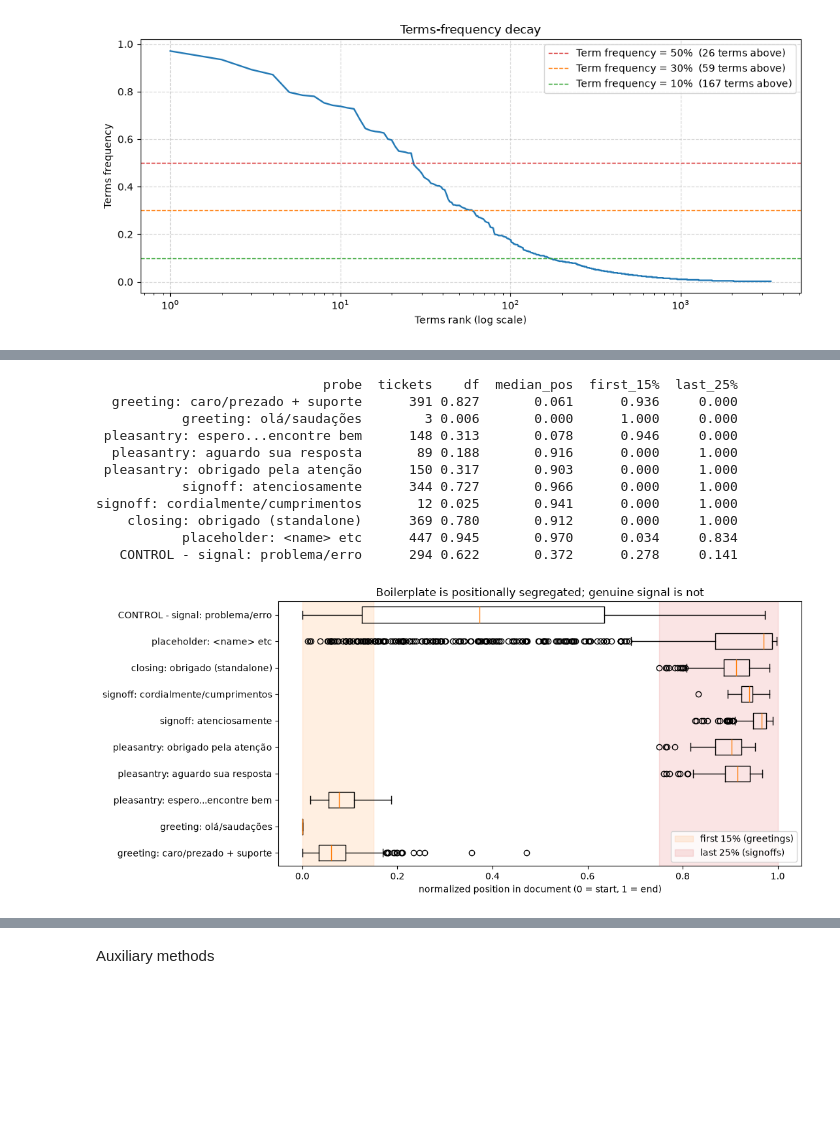
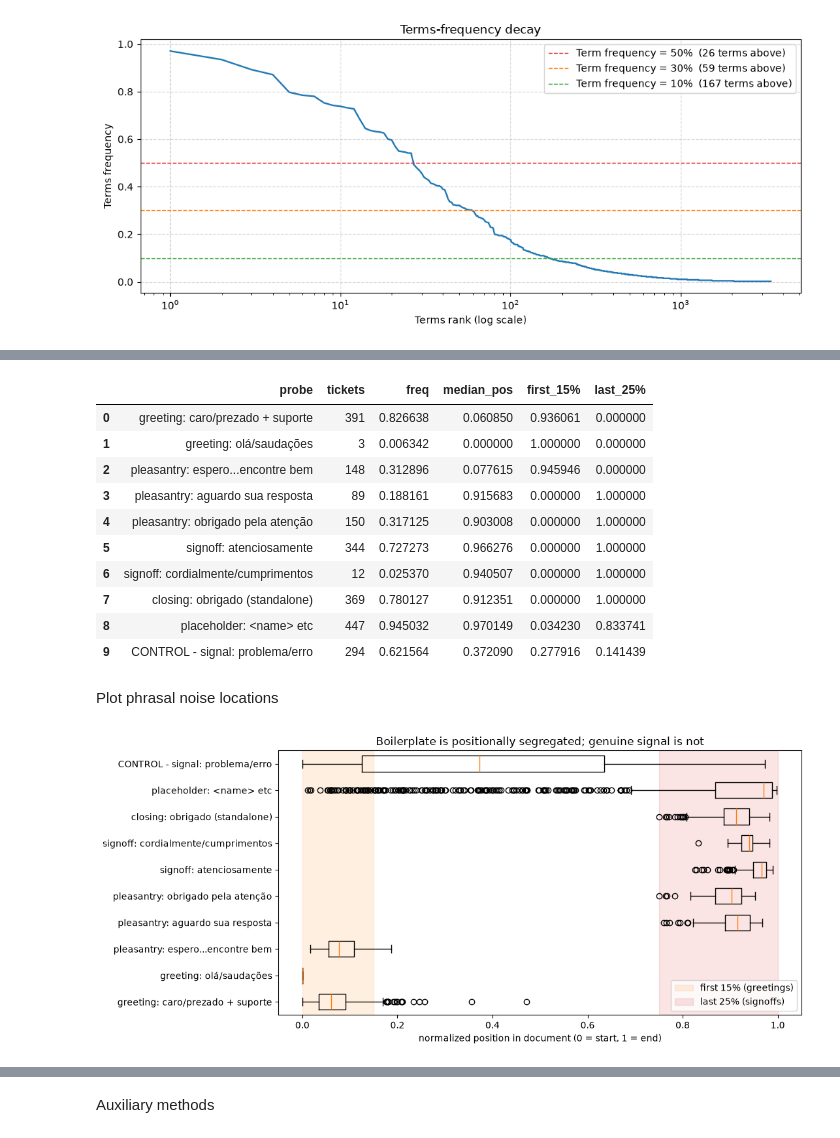
Before and after one commit to nicolaubruno/voll_technical_case, a Jupyter notebook: 1. Exploration.ipynb, the cells around one changed output, grey strips where cells are left out. Drawn from its saved outputs; the diff is of its cells as text; code cells hidden in the pictures; blank space fills up the shorter version.

```diff
--- a/1. Exploration.ipynb
+++ b/1. Exploration.ipynb
@@ -337,11 +343,11 @@ terms_frequency
 # %%
 fig, ax = plt.subplots(figsize=(10, 4.5))
 
-ax.plot(np.arange(1, len(terms_frequency) + 1), np.sort(terms_frequency["df_frac"])[::-1], lw=1.6)
+ax.plot(np.arange(1, len(terms_frequency) + 1), np.sort(terms_frequency["frequency"])[::-1], lw=1.6)
 ax.set_xscale("log")
 for threshold, colour in [(0.5, "tab:red"), (0.3, "tab:orange"), (0.1, "tab:green")]:
     ax.axhline(threshold, ls="--", lw=1, color=colour,
-               label=f"Term frequency = {threshold:.0%}  ({(terms_frequency['df_frac'] > threshold).sum()} terms above)")
+               label=f"Term frequency = {threshold:.0%}  ({(terms_frequency['frequency'] > threshold).sum()} terms above)")
 ax.set_xlabel("Terms rank (log scale)")
 ax.set_ylabel("Terms frequency")
 ax.set_title("Terms-frequency decay")
@@ -349,6 +355,7 @@ ax.grid(linestyle="--", alpha=0.5)
 ax.legend()
 
 plt.tight_layout()
+plt.savefig("images/terms_frequency_decay.png", dpi=300)
 plt.show()
 # %% [output]
 [figure]
@@ -403,61 +404,74 @@ substitution. A signal control (`problema|erro|falha`) is included for contrast.
 # %%
 # Probe families of boilerplate, plus one genuine-signal control for contrast.
 PROBES = {
     "greeting: caro/prezado + suporte":   r"(?i)\b(caro|cara|prezad[oa]s?)\b[^.\n]{0,60}\b(suporte|atendimento|equipe|time|cliente)\b",
     "greeting: olá/saudações":            r"(?i)^\s*(ol[áa]|sauda[çc][õo]es)\b",
     "pleasantry: espero...encontre bem":  r"(?i)espero que (esta|este)[^.]{0,40}encontre[^.]{0,20}bem",
     "pleasantry: aguardo sua resposta":   r"(?i)aguard(o|ando|amos)[^.]{0,30}resposta",
     "pleasantry: obrigado pela atenção":  r"(?i)obrigad[oa][^.]{0,40}aten[çc][ãa]o",
     "signoff: atenciosamente":            r"(?i)\batenciosamente\b",
     "signoff: cordialmente/cumprimentos": r"(?i)\b(cordialmente|melhores cumprimentos|atentamente)\b",
     "closing: obrigado (standalone)":     r"(?i)\bobrigad[oa]\b",
     "placeholder: <name> etc":            r"<[^<>\n]{1,60}>",
     "CONTROL - signal: problema/erro":    r"(?i)\b(problema|erro|falha|defeito)\b",
 }
 
 positions, rows = {}, []
 for label, pattern in PROBES.items():
     rx = re.compile(pattern, re.M)
     found, n_tickets = [], 0
+
     for text in cleaned_tickets_df["full_text"]:
         matches = list(rx.finditer(text))
         if matches:
             n_tickets += 1
             found.extend(m.start() / len(text) for m in matches)
     if not found:
         continue
+
     found = np.array(found)
     positions[label] = found
-    rows.append({"probe": label, "tickets": n_tickets, "df": n_tickets / NUMBER_DOCS,
-                 "median_pos": np.median(found),
-                 "first_15%": (found < 0.15).mean(), "last_25%": (found > 0.75).mean()})
+    rows.append({
+        "probe": label,
+        "tickets": n_tickets,
+        "freq": n_tickets / NUMBER_DOCS,
+        "median_pos": np.median(found),
+        "first_15%": (found < 0.15).mean(),
+        "last_25%": (found > 0.75).mean()
+    })
 
-print(pd.DataFrame(rows).to_string(index=False, float_format=lambda v: f"{v:.3f}"))
-
-fig, ax = plt.subplots(figsize=(11, 5))
-labels = list(positions)
-ax.boxplot([positions[l] for l in labels], orientation="horizontal",
-           tick_labels=labels, widths=.6)
-ax.axvspan(0, 0.15, color="tab:orange", alpha=.12, label="first 15% (greetings)")
-ax.axvspan(0.75, 1.0, color="tab:red", alpha=.12, label="last 25% (signoffs)")
-ax.set_xlabel("normalized position in document (0 = start, 1 = end)")
-ax.set_title("Boilerplate is positionally segregated; genuine signal is not")
-ax.legend(loc="lower right")
-plt.tight_layout()
-plt.show()
+pd.DataFrame(rows)
 # %% [output]
-                             probe  tickets    df  median_pos  first_15%  last_25%
-  greeting: caro/prezado + suporte      391 0.827       0.061      0.936     0.000
-           greeting: olá/saudações        3 0.006       0.000      1.000     0.000
- pleasantry: espero...encontre bem      148 0.313       0.078      0.946     0.000
-  pleasantry: aguardo sua resposta       89 0.188       0.916      0.000     1.000
- pleasantry: obrigado pela atenção      150 0.317       0.903      0.000     1.000
-           signoff: atenciosamente      344 0.727       0.966      0.000     1.000
-signoff: cordialmente/cumprimentos       12 0.025       0.941      0.000     1.000
-    closing: obrigado (standalone)      369 0.780       0.912      0.000     1.000
-           placeholder: <name> etc      447 0.945       0.970      0.034     0.834
-   CONTROL - signal: problema/erro      294 0.622       0.372      0.278     0.141
-[figure, removed]
+|  | probe | tickets | freq | median_pos | first_15% | last_25% |
+| 0 | greeting: caro/prezado + suporte | 391 | 0.826638 | 0.060850 | 0.936061 | 0.000000 |
+| 1 | greeting: olá/saudações | 3 | 0.006342 | 0.000000 | 1.000000 | 0.000000 |
+| 2 | pleasantry: espero...encontre bem | 148 | 0.312896 | 0.077615 | 0.945946 | 0.000000 |
+| 3 | pleasantry: aguardo sua resposta | 89 | 0.188161 | 0.915683 | 0.000000 | 1.000000 |
+| 4 | pleasantry: obrigado pela atenção | 150 | 0.317125 | 0.903008 | 0.000000 | 1.000000 |
+| 5 | signoff: atenciosamente | 344 | 0.727273 | 0.966276 | 0.000000 | 1.000000 |
+| 6 | signoff: cordialmente/cumprimentos | 12 | 0.025370 | 0.940507 | 0.000000 | 1.000000 |
+| 7 | closing: obrigado (standalone) | 369 | 0.780127 | 0.912351 | 0.000000 | 1.000000 |
+| 8 | placeholder: <name> etc | 447 | 0.945032 | 0.970149 | 0.034230 | 0.833741 |
+| 9 | CONTROL - signal: problema/erro | 294 | 0.621564 | 0.372090 | 0.277916 | 0.141439 |
+# %% [markdown]
+Plot phrasal noise locations
+# %%
+fig, ax = plt.subplots(figsize=(11, 5))
+
+labels = list(positions)
+ax.boxplot([positions[l] for l in labels], orientation="horizontal",
+           tick_labels=labels, widths=.6)
+ax.axvspan(0, 0.15, color="tab:orange", alpha=.12, label="first 15% (greetings)")
+ax.axvspan(0.75, 1.0, color="tab:red", alpha=.12, label="last 25% (signoffs)")
+ax.set_xlabel("normalized position in document (0 = start, 1 = end)")
+ax.set_title("Boilerplate is positionally segregated; genuine signal is not")
+ax.legend(loc="lower right")
+
+plt.tight_layout()
+plt.savefig("images/phrasal_noise_positions.png", dpi=300)
+plt.show()
+# %% [output]
+[figure, added]
 # %% [markdown]
 ### Text cleaning
 
```
Also changed, not shown: parts of 15 cells of this notebook, 1 other file.
